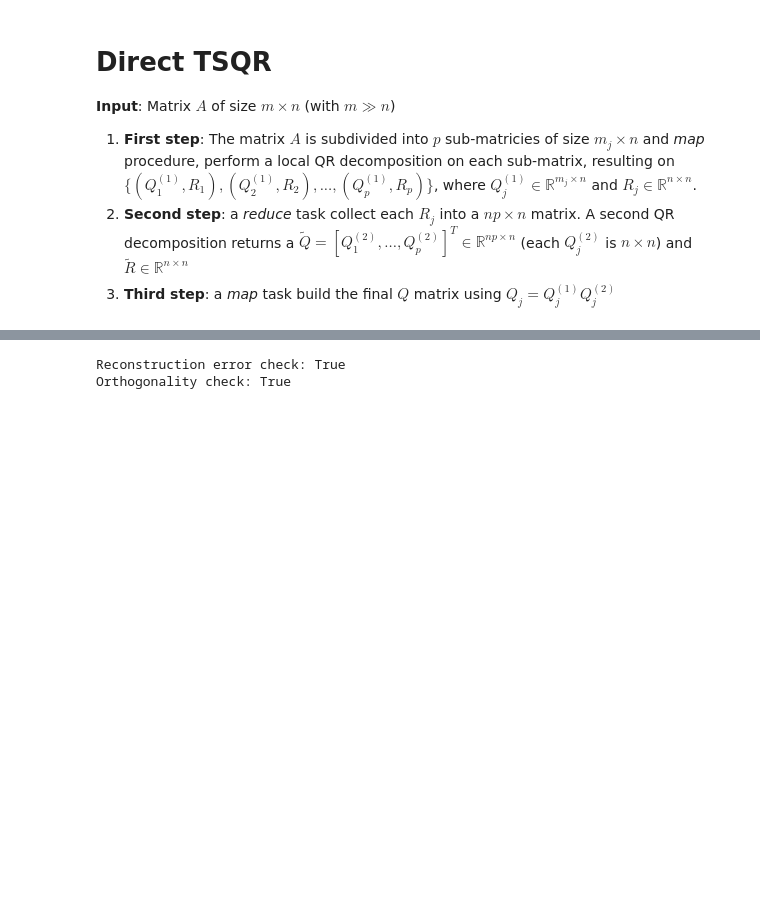
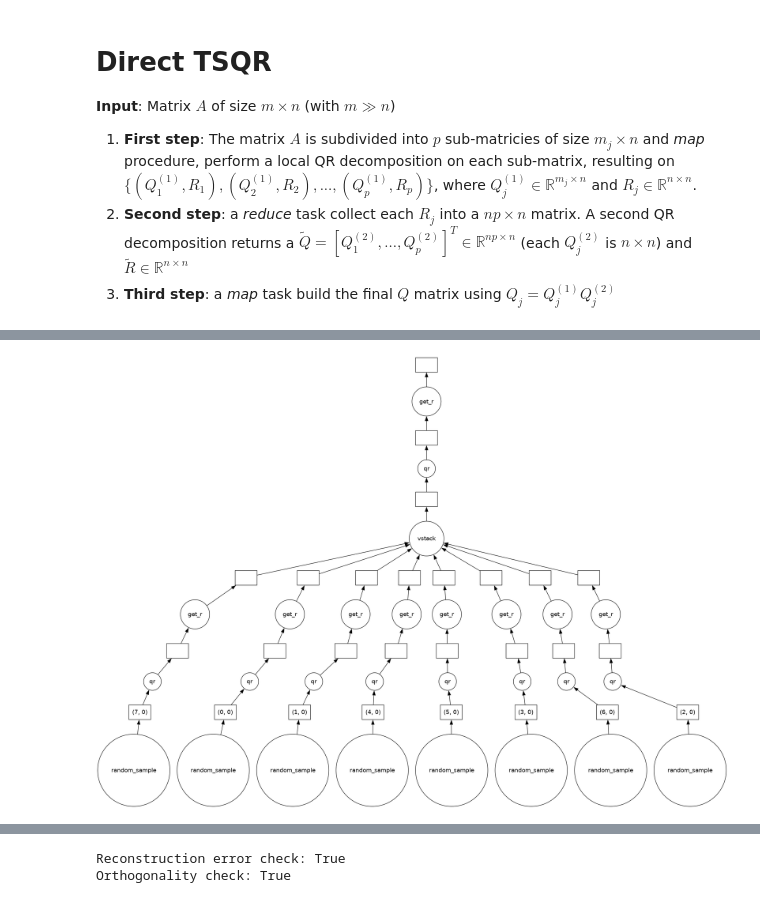
Before and after one commit to AlessandroMiotto/MAPD_project, a Jupyter notebook: Direct.ipynb, the cells around one changed output, grey strips where cells are left out. Cells and saved outputs as stored; diff of their text form; code cells hidden in the pictures; blank space fills up the shorter version.

Commit message:
Add delayed calculation and graphs

```diff
--- a/Direct.ipynb
+++ b/Direct.ipynb
@@ -97,6 +101,7 @@ X_da
 # %%
 %%time
 
-# Parallel computation
-Q, R = direct_tsqr(X_da, client)
+# Parallel computation with delayed
+Q_delayed, R_delayed = direct_tsqr_delayed(A, client)
+Q, R = compute(Q_delayed, R_delayed)
 # %% [output]
@@ -104,0 +110,5 @@ Wall time: 284 ms
+# %%
+Q_delayed.visualize("./fig/Direct_Q.png", optimize_graph=True)
+R_delayed.visualize("./fig/Direct_R.png", optimize_graph=True)
+# %% [output]
+[figure, added]
```
Also changed, not shown: parts of 9 cells of this notebook, 2 other files.
